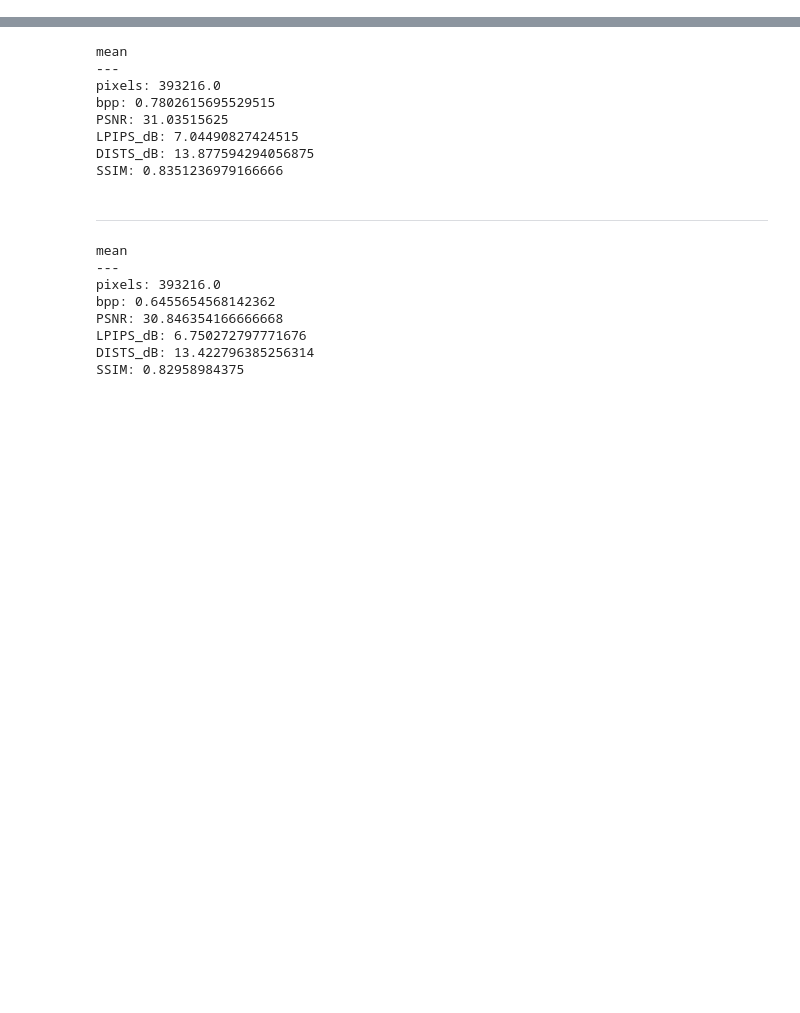
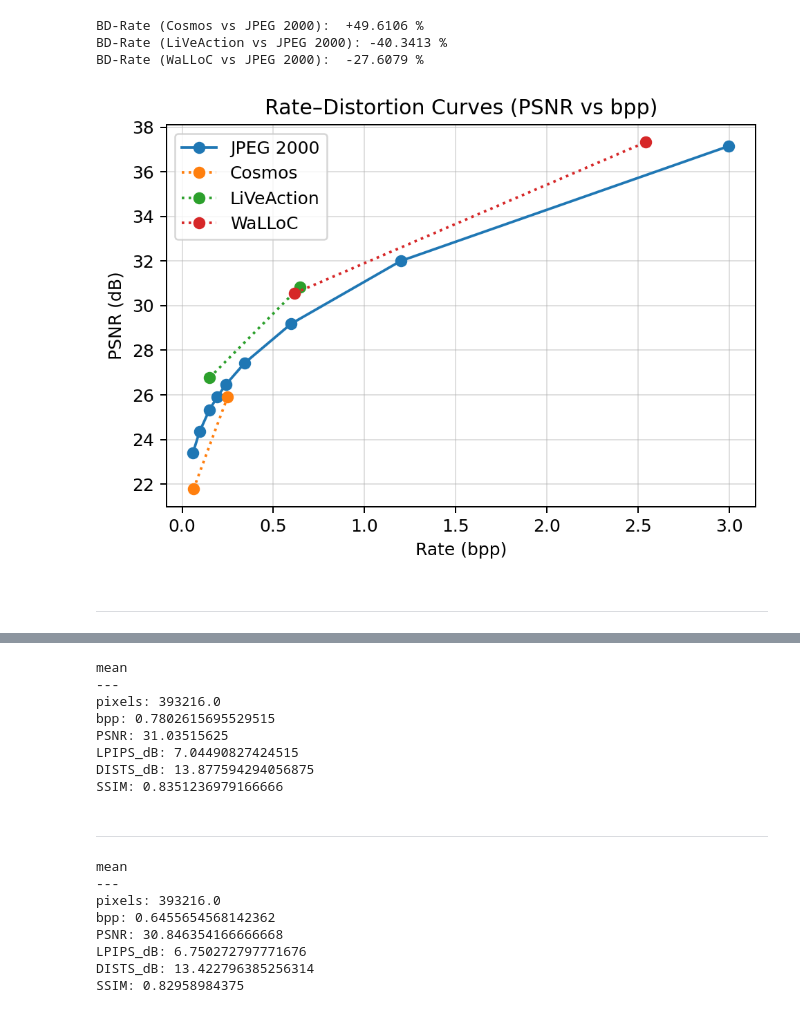
Before and after one commit to danjacobellis/autocodec, a Jupyter notebook: eval/kodak.ipynb, the cells around one changed output, grey strips where cells are left out. Drawn from its saved outputs; the diff is of its cells as text; code cells hidden in the pictures; blank space fills up the shorter version.

Commit message:
PSNR vs bpp plot and BD rate

```diff
--- a/eval/kodak.ipynb
+++ b/eval/kodak.ipynb
@@ -11,0 +19,39 @@
+# %%
+import bjontegaard as bd
+import matplotlib.pyplot as plt
+r_j2k  = [0.0597, 0.0957, 0.1495, 0.1916, 0.2393, 0.3423, 0.5985, 1.1984, 2.9980]  # bpp
+d_j2k  = [23.4048, 24.3492, 25.3227, 25.8947, 26.4546, 27.4229, 29.1910, 32.0019, 37.1560]  # PSNR
+r_cosmos = [0.0625, 0.2500]
+d_cosmos = [21.7743, 25.9193]
+r_live = [0.1507, 0.6456]
+d_live = [26.7708, 30.8464]
+r_walloc = [0.6171, 2.5436]
+d_walloc = [30.5576, 37.3370]
+plt.figure(figsize=(5.5, 4), dpi=180)
+plt.plot(r_j2k, d_j2k, marker='o', linestyle='-', label='JPEG 2000')
+plt.plot(r_cosmos, d_cosmos, marker='o', linestyle=':', label='Cosmos')
+plt.plot(r_live,   d_live,   marker='o', linestyle=':', label='LiVeAction')
+plt.plot(r_walloc, d_walloc, marker='o', linestyle=':', label='WaLLoC')
+plt.xlabel("Rate (bpp)")
+plt.ylabel("PSNR (dB)")
+plt.title("Rate–Distortion Curves (PSNR vs bpp)")
+plt.grid(True, alpha=0.4)
+plt.legend(loc='best')
+plt.tight_layout()
+bd_cosmos = bd.bd_rate(r_j2k, d_j2k, r_cosmos, d_cosmos,
+                       method='pchip', require_matching_points=False)
+bd_live   = bd.bd_rate(r_j2k, d_j2k, r_live,   d_live,
+                       method='pchip', require_matching_points=False)
+bd_walloc = bd.bd_rate(r_j2k, d_j2k, r_walloc, d_walloc,
+                       method='pchip', require_matching_points=False)
+print(f"BD-Rate (Cosmos vs JPEG 2000):  {bd_cosmos:+.4f} %")
+print(f"BD-Rate (LiVeAction vs JPEG 2000): {bd_live:+.4f} %")
+print(f"BD-Rate (WaLLoC vs JPEG 2000):  {bd_walloc:+.4f} %")
+plt.show()
+# %% [output]
+BD-Rate (Cosmos vs JPEG 2000):  +49.6106 %
+BD-Rate (LiVeAction vs JPEG 2000): -40.3413 %
+BD-Rate (WaLLoC vs JPEG 2000):  -27.6079 %
+[figure, added]
+# %% [markdown]
+---
```
Also changed, not shown: parts of 5 cells of this notebook.
